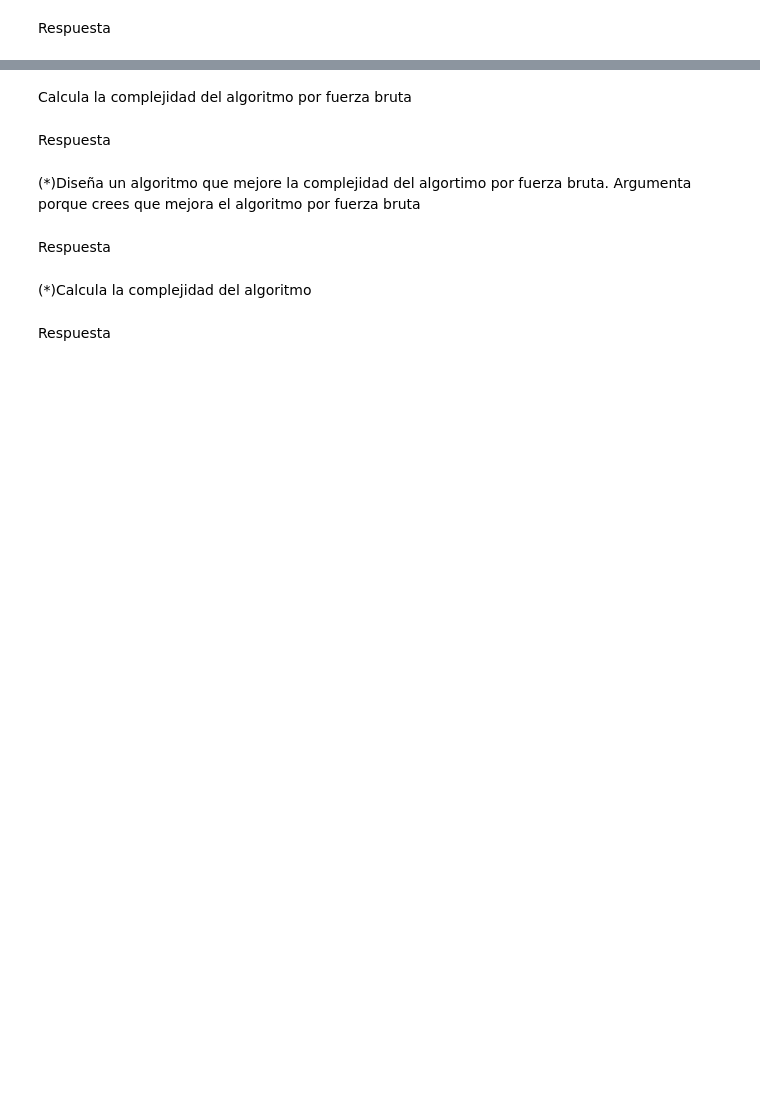
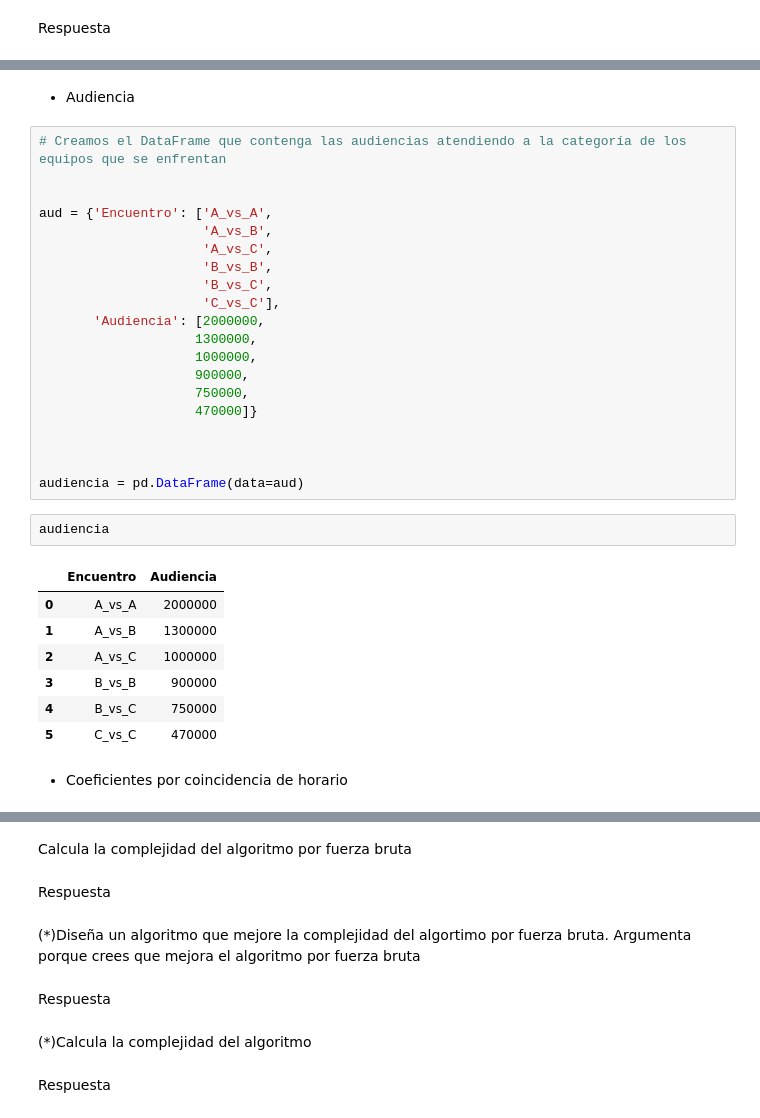
Before and after one commit to MCaleroSanchez/M, a Jupyter notebook: Seminario_Algoritmos.ipynb, the cells around one changed output, grey strips where cells are left out. Cells and saved outputs as stored; diff of their text form; blank space fills up the shorter version.

```diff
--- a/Seminario_Algoritmos.ipynb
+++ b/Seminario_Algoritmos.ipynb
@@ -140,0 +363,34 @@ Respuesta
+# %% [markdown]
+* Audiencia
+# %%
+# Creamos el DataFrame que contenga las audiencias atendiendo a la categoría de los equipos que se enfrentan
+
+
+aud = {'Encuentro': ['A_vs_A',
+                     'A_vs_B',
+                     'A_vs_C',
+                     'B_vs_B',
+                     'B_vs_C',
+                     'C_vs_C'],
+       'Audiencia': [2000000,
+                    1300000,
+                    1000000,
+                    900000,
+                    750000,
+                    470000]}
+
+
+
+audiencia = pd.DataFrame(data=aud)
+# %%
+audiencia
+# %% [output]
+|  | Encuentro | Audiencia |
+| 0 | A_vs_A | 2000000 |
+| 1 | A_vs_B | 1300000 |
+| 2 | A_vs_C | 1000000 |
+| 3 | B_vs_B | 900000 |
+| 4 | B_vs_C | 750000 |
+| 5 | C_vs_C | 470000 |
+# %% [markdown]
+* Coeficientes por coincidencia de horario
```
Also changed, not shown: parts of 25 cells of this notebook.
